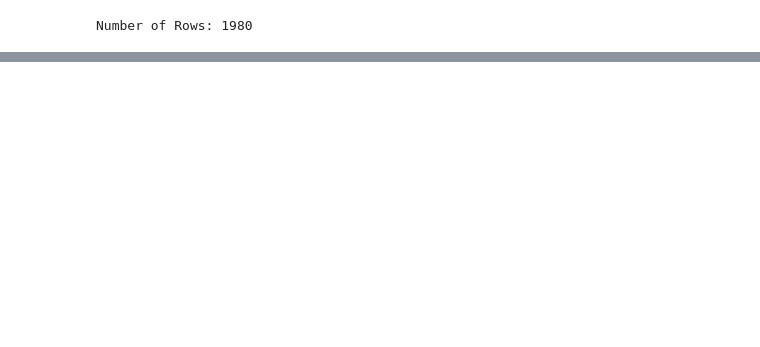
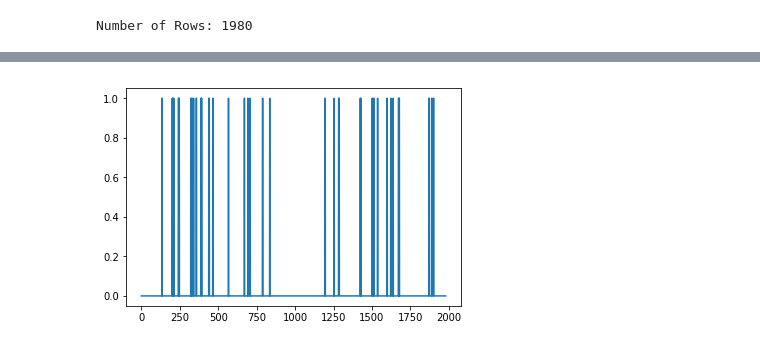
Before and after one commit to mattlianje/climactic, a Jupyter notebook: highlight-model/NN-experiments.ipynb, the cells around one changed output, grey strips where cells are left out. Saved outputs shown, nothing was run; the diff lists cells and outputs as text; code cells hidden in the pictures; blank space fills up the shorter version.

```diff
--- a/highlight-model/NN-experiments.ipynb
+++ b/highlight-model/NN-experiments.ipynb
@@ -163,0 +170,6 @@ Total Highlights:  433
+# %%
+# Print out predictions
+plt.plot(predictions)
+plt.show()
+# %% [output]
+[figure, added]
```
Also changed, not shown: parts of 11 cells of this notebook.
